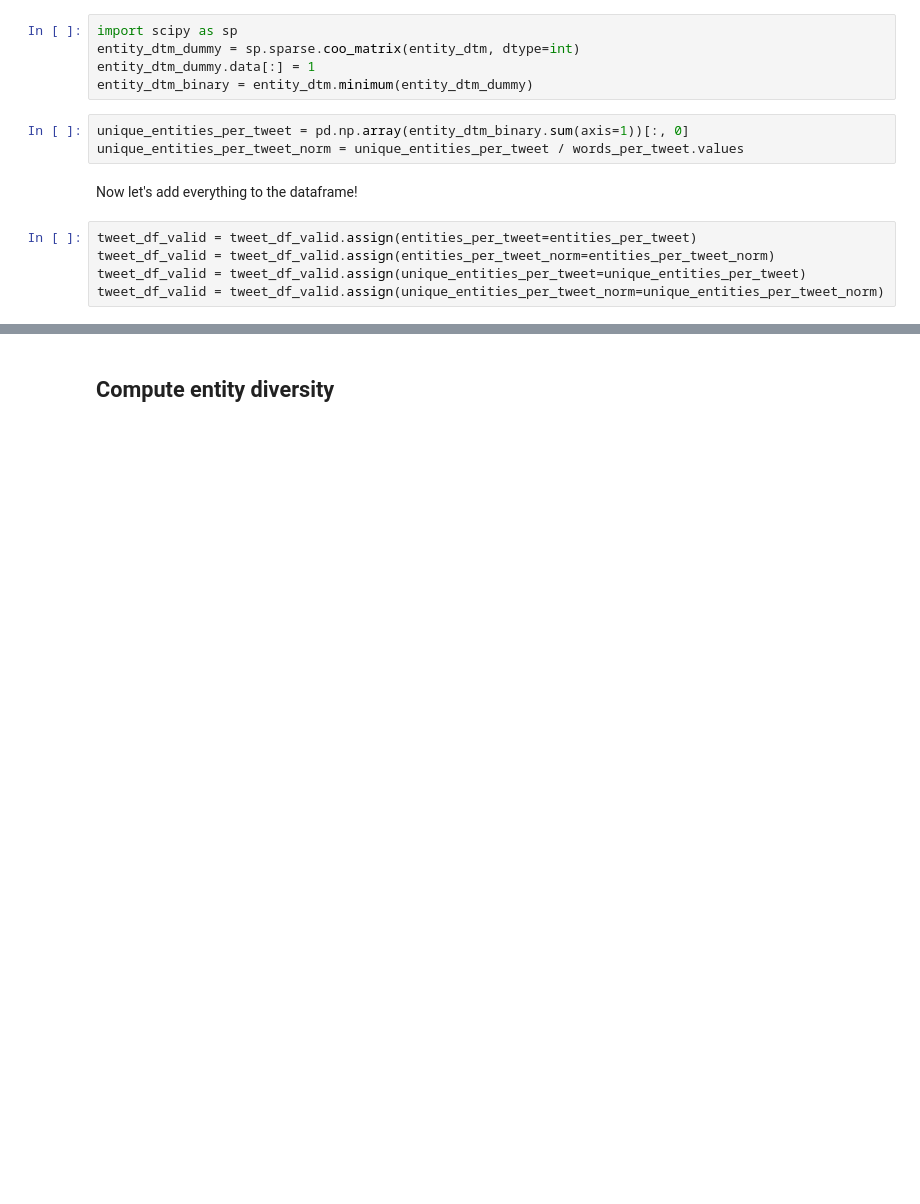
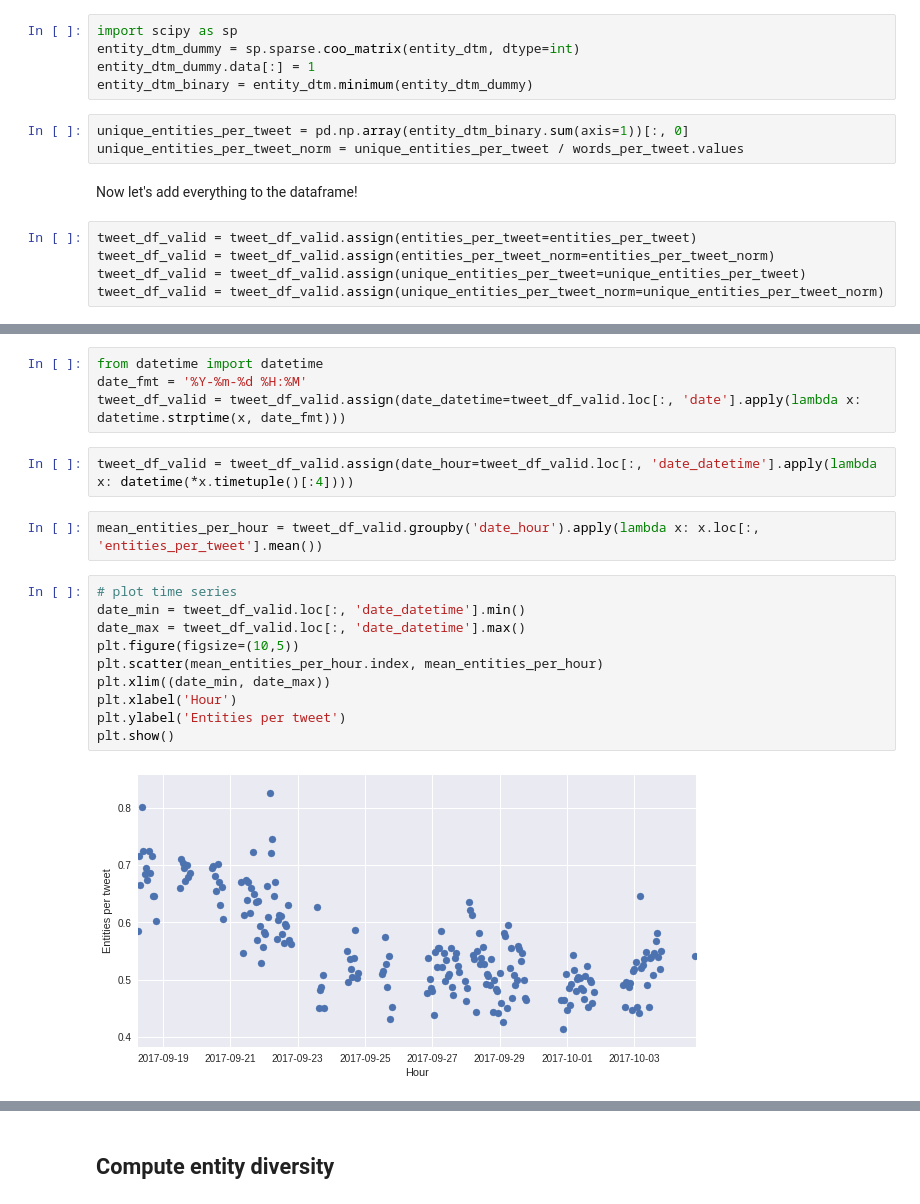
Before and after one commit to ianbstewart/gt-css-class, a Jupyter notebook: labs/lab6/Lab 6 - Text over time.ipynb, the cells around one changed output, grey strips where cells are left out. Cells and saved outputs as stored; diff of their text form; blank space fills up the shorter version.

```diff
--- a/labs/lab6/Lab 6 - Text over time.ipynb
+++ b/labs/lab6/Lab 6 - Text over time.ipynb
@@ -661,0 +691,20 @@ What does the overall time series for entities per day look like?
+# %%
+from datetime import datetime
+date_fmt = '%Y-%m-%d %H:%M'
+tweet_df_valid = tweet_df_valid.assign(date_datetime=tweet_df_valid.loc[:, 'date'].apply(lambda x: datetime.strptime(x, date_fmt)))
+# %%
+tweet_df_valid = tweet_df_valid.assign(date_hour=tweet_df_valid.loc[:, 'date_datetime'].apply(lambda x: datetime(*x.timetuple()[:4])))
+# %%
+mean_entities_per_hour = tweet_df_valid.groupby('date_hour').apply(lambda x: x.loc[:, 'entities_per_tweet'].mean())
+# %%
+# plot time series
+date_min = tweet_df_valid.loc[:, 'date_datetime'].min()
+date_max = tweet_df_valid.loc[:, 'date_datetime'].max()
+plt.figure(figsize=(10,5))
+plt.scatter(mean_entities_per_hour.index, mean_entities_per_hour)
+plt.xlim((date_min, date_max))
+plt.xlabel('Hour')
+plt.ylabel('Entities per tweet')
+plt.show()
+# %% [output]
+[figure, added]
```
Also changed, not shown: parts of 19 cells of this notebook, 1 other file.
